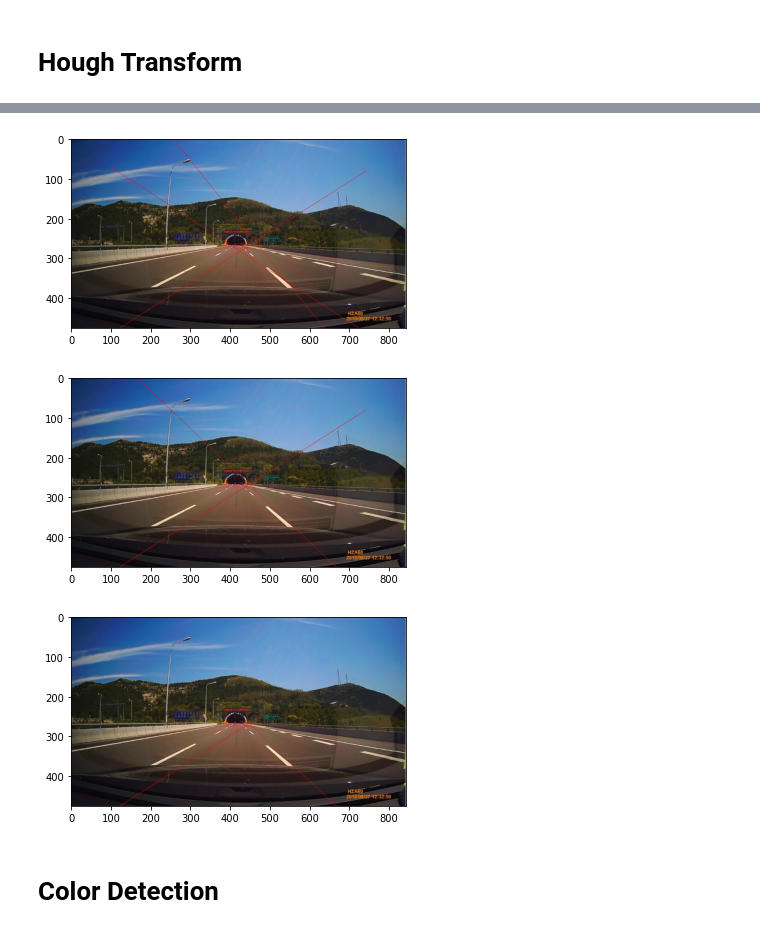
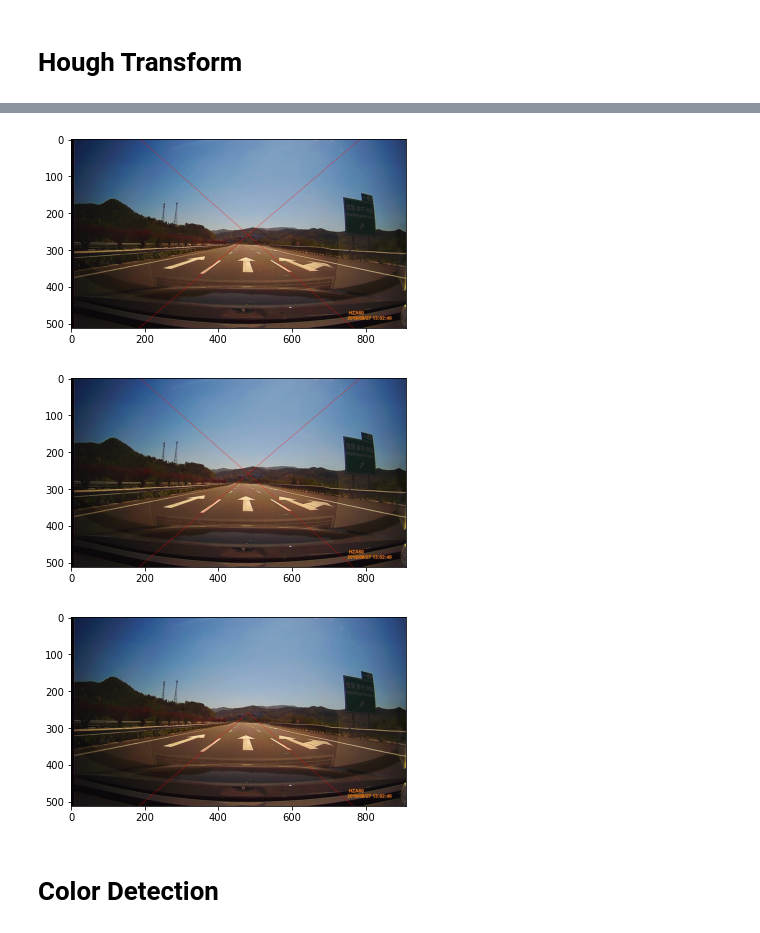
Before and after one commit to Beepbloop/lane_detection, a Jupyter notebook: EntireProcess.ipynb, the cells around one changed output, grey strips where cells are left out. Drawn from its saved outputs; the diff is of its cells as text; code cells hidden in the pictures.

```diff
--- a/EntireProcess.ipynb
+++ b/EntireProcess.ipynb
@@ -15,7 +15,7 @@ from Visualization import *
 # %% [markdown]
 # Load Image
 # %%
-pil_im = Image.open("lane_sample1.jpeg")
+pil_im = Image.open("sample6.jpg")
 org = np.array(pil_im)
 orig_img = org.copy()
 # %%
@@ -124,7 +124,7 @@ plt.show()
 # %%
-cleaned_point_stack = double_peek_grouping(point_stack)
+cleaned_point_stack = double_peak_grouping(point_stack)
 
-orig_line, gradients, line_info = draw_point_stack(org, cleaned_point_stack)
+orig_line, gradients, line_info = draw_point_stack(resized, cleaned_point_stack)
 
 plt.imshow(orig_line)
 plt.axis('off')
@@ -134,33 +134,33 @@ plt.show()
 # %%
 # Exclude lines not from lanes
-h, w = org.shape[:2]
+h, w = resized.shape[:2]
 
 neg_lines = [line for line in line_info if line[0] < -0.3]
 pos_lines = [line for line in line_info if line[0] > 0.3]
 
-cleaned_lines_img = org.copy()
+cleaned_lines_img = resized.copy()
 
 for coeff in pos_lines:
     m = coeff[0]
     b = coeff[1]
     y1 = m * 100 + b
     y2 = m * (w - 100) + b
     cv.line(cleaned_lines_img, (100, int(y1)), (w - 100, int(y2)), (255,0,0))
 
 for coeff in neg_lines:
     m = coeff[0]
     b = coeff[1]
     y1 = m * 100 + b
     y2 = m * (w - 100) + b
     cv.line(cleaned_lines_img, (100, int(y1)), (w - 100, int(y2)), (255,0,0))
 
 fig = plt.imshow(cleaned_lines_img)
 plt.show()
 # %% [output]
-[figure, old version]
+[figure, new version]
 # %%
 # Compute Average Lines
-averaged_lines_img = orig_img.copy()
+averaged_lines_img = resized.copy()
 
 total_m = 0
 total_b = 0
@@ -191,14 +191,14 @@ cv.line(averaged_lines_img, (100, int(y1)), (w - 100, int(y2)), (255,0,0))
 fig = plt.imshow(averaged_lines_img)
 plt.show()
 # %% [output]
-[figure, old version]
+[figure, new version]
 # %%
 # Compute Vanishing Point
 A = np.array([[-neg_m, 1], [-pos_m, 1]])
 B = np.array([neg_b, pos_b])
 C = np.linalg.solve(A, B)
 
-vanished_img = orig_img.copy()
+vanished_img = resized.copy()
 
 
 y1 = pos_m * (w - 100) + pos_b
@@ -210,7 +210,7 @@ cv.line(vanished_img, (100, int(y2)), (int(C[0]), int(C[1])), (255,0,0))
 fig = plt.imshow(vanished_img)
 plt.show()
 # %% [output]
-[figure, old version]
+[figure, new version]
 # %% [markdown]
 # Color Detection
 # %%
```
Also changed, not shown: parts of 18 cells of this notebook, 2 other files.
